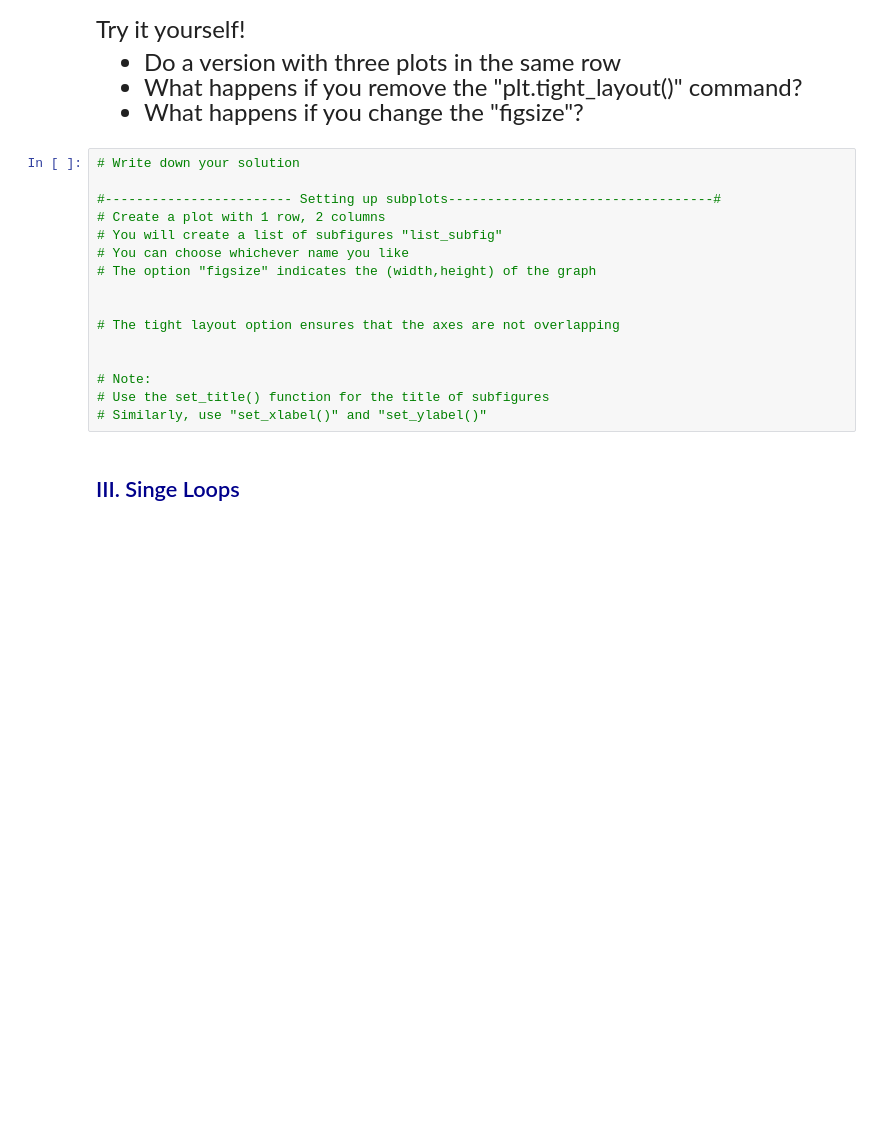
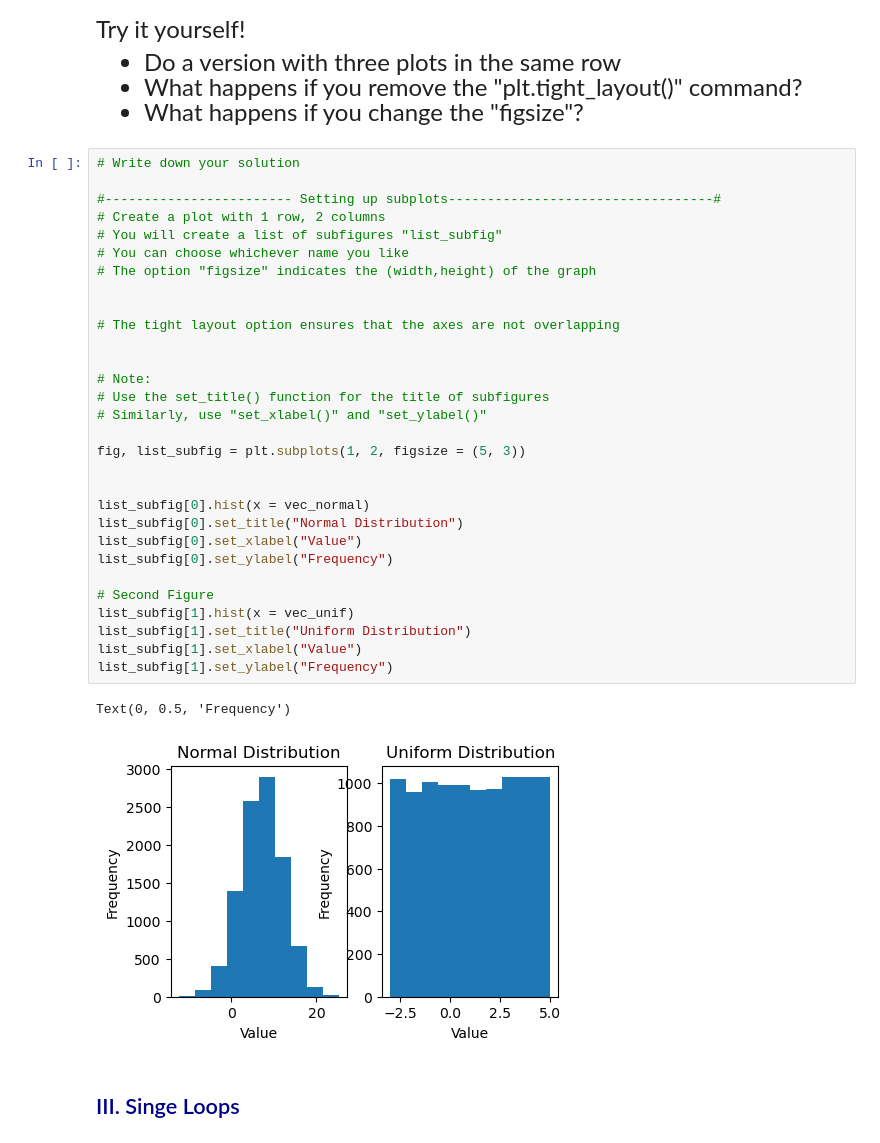
Before and after one commit to alejandrosanchezbecerra/qtm151spring2024, a Jupyter notebook: lecture_06/Lecture 6.ipynb, the cells around one changed output. Cells and saved outputs as stored; diff of their text form; blank space fills up the shorter version.

```diff
--- a/lecture_06/Lecture 6.ipynb
+++ b/lecture_06/Lecture 6.ipynb
@@ -109,19 +109,36 @@ Try it yourself!
 # %%
 # Write down your solution
 
 #------------------------ Setting up subplots----------------------------------#
 # Create a plot with 1 row, 2 columns
 # You will create a list of subfigures "list_subfig"
 # You can choose whichever name you like
 # The option "figsize" indicates the (width,height) of the graph
 
 
 # The tight layout option ensures that the axes are not overlapping
 
 
 # Note:
 # Use the set_title() function for the title of subfigures
 # Similarly, use "set_xlabel()" and "set_ylabel()"
+
+fig, list_subfig = plt.subplots(1, 2, figsize = (5, 3))
+
+
+list_subfig[0].hist(x = vec_normal)
+list_subfig[0].set_title("Normal Distribution")
+list_subfig[0].set_xlabel("Value")
+list_subfig[0].set_ylabel("Frequency")
+
+# Second Figure
+list_subfig[1].hist(x = vec_unif)
+list_subfig[1].set_title("Uniform Distribution")
+list_subfig[1].set_xlabel("Value")
+list_subfig[1].set_ylabel("Frequency")
+# %% [output]
+Text(0, 0.5, 'Frequency')
+[figure, added]
 # %% [markdown]
 ## <span style="color:darkblue"> III. Singe Loops </span>
 # %% [markdown]
```
Also changed, not shown: parts of 9 cells of this notebook, 1 other file.
